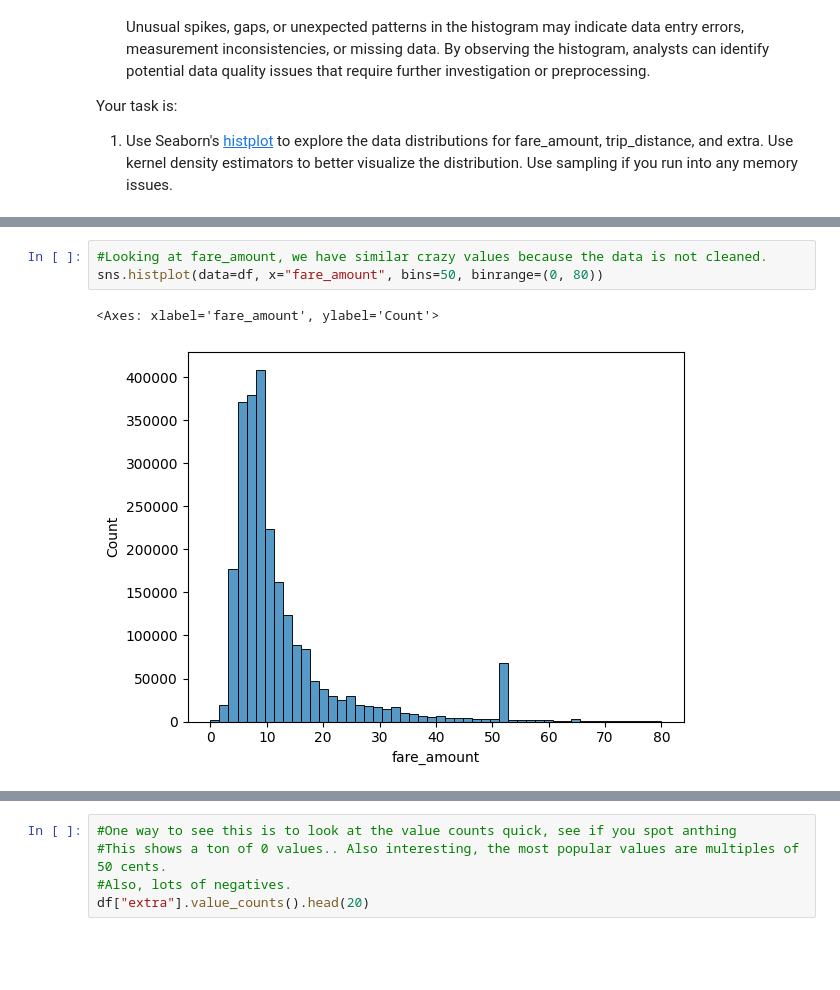
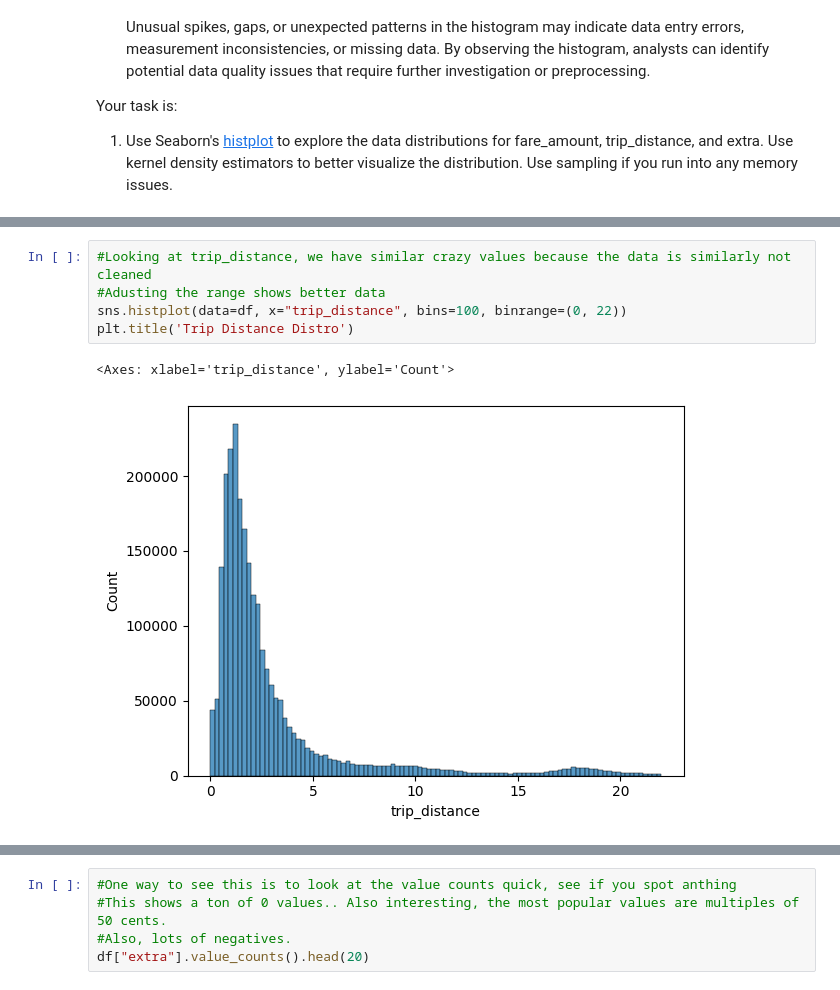
Before and after one commit to jgeiger81/sbml, a Jupyter notebook: JasonG_MLE_MiniProject_EDA.ipynb, the cells around one changed output, grey strips where cells are left out. Cells and saved outputs as stored; diff of their text form; blank space fills up the shorter version.

```diff
--- a/JasonG_MLE_MiniProject_EDA.ipynb
+++ b/JasonG_MLE_MiniProject_EDA.ipynb
@@ -457,7 +474,9 @@ plt.show()
 # %%
-#Looking at fare_amount, we have similar crazy values because the data is not cleaned.
-sns.histplot(data=df, x="fare_amount", bins=50, binrange=(0, 80))
+#Looking at trip_distance, we have similar crazy values because the data is similarly not cleaned
+#Adusting the range shows better data
+sns.histplot(data=df, x="trip_distance", bins=100, binrange=(0, 22))
+plt.title('Trip Distance Distro')
 # %% [output]
-<Axes: xlabel='fare_amount', ylabel='Count'>
+<Axes: xlabel='trip_distance', ylabel='Count'>
-[figure, old version]
+[figure, new version]
 # %%
```
Also changed, not shown: parts of 18 cells of this notebook.
